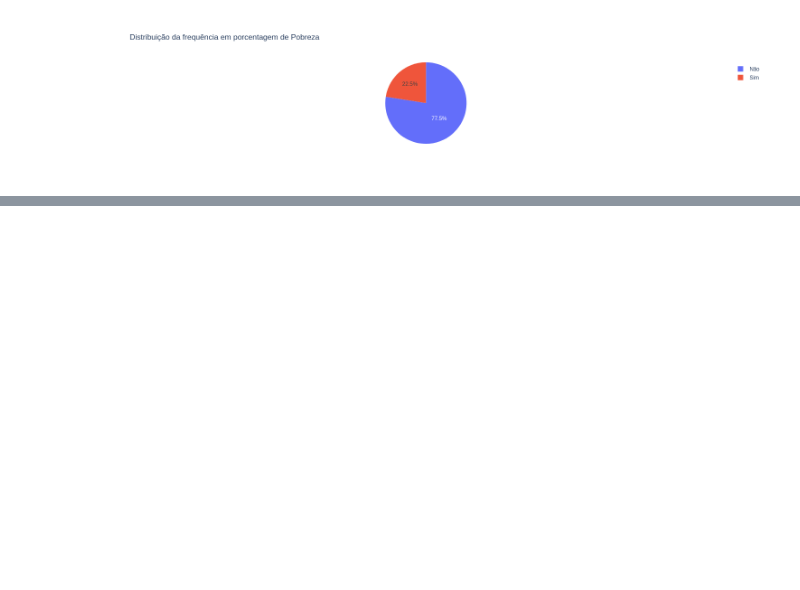
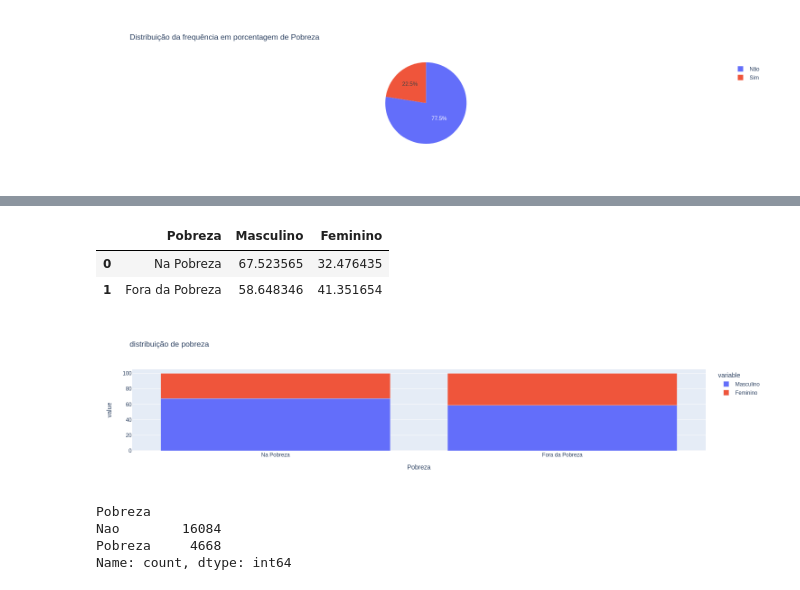
Before and after one commit to alnnu/ProbabilidadeEstatistica, a Jupyter notebook: analise de dados/tarefa2/tarefa2.ipynb, the cells around one changed output, grey strips where cells are left out. Drawn from its saved outputs; the diff is of its cells as text; code cells hidden in the pictures; blank space fills up the shorter version.

```diff
--- a/analise de dados/tarefa2/Untitled.ipynb
+++ b/analise de dados/tarefa2/tarefa2.ipynb
@@ -37,3 +75,10 @@ plt.pie(values = dis["porcentagem(%)"], names=["Não", "Sim"],  title='Distribui
 # %% [output]
 [interactive output not drawn]
 [figure]
+# %%
+pobrezaGenero = dados[['Pobreza', 'Genero']].value_counts()
+
+pobreza = pobrezaGenero['Pobreza']
+
+naoPobreza = pobrezaGenero['Nao']
+pobrezaGenero
@@ -39,0 +92,8 @@ plt.pie(values = dis["porcentagem(%)"], names=["Não", "Sim"],  title='Distribui
+# %%
+
+
+totalProbreza = pobreza['Masculino'] + pobreza['Feminino']
+
+pobreza[['Masculino','Feminino']] = pobreza[['Masculino','Feminino']].apply(lambda x: (x / totalProbreza) *100)
+
+pobreza
@@ -39,0 +113,7 @@ plt.pie(values = dis["porcentagem(%)"], names=["Não", "Sim"],  title='Distribui
+# %%
+
+totalNaoProbreza = naoPobreza['Masculino'] + naoPobreza['Feminino']
+
+naoPobreza[['Masculino','Feminino']] = naoPobreza[['Masculino','Feminino']].apply(lambda x: (x / totalNaoProbreza) * 100)
+
+naoPobreza
@@ -39,0 +126,21 @@ plt.pie(values = dis["porcentagem(%)"], names=["Não", "Sim"],  title='Distribui
+# %%
+distFreq = pn.DataFrame({'Pobreza': ['Na Pobreza','Fora da Pobreza'], 'Masculino': [pobreza['Masculino'],naoPobreza['Masculino']], 'Feminino': [pobreza['Feminino'],naoPobreza['Feminino']]} )
+
+distFreq
+# %% [output]
+|  | Pobreza | Masculino | Feminino |
+| 0 | Na Pobreza | 67.523565 | 32.476435 |
+| 1 | Fora da Pobreza | 58.648346 | 41.351654 |
+# %%
+
+fig = plt.bar(distFreq,x ='Pobreza', y=['Masculino','Feminino'], title="distribuição de pobreza")
+fig.show()
+# %% [output]
+[figure, added]
+# %%
+dados['Pobreza'].value_counts()
+# %% [output]
+Pobreza
+Nao        16084
+Pobreza     4668
+Name: count, dtype: int64
```
Also changed, not shown: parts of 14 cells of this notebook.
